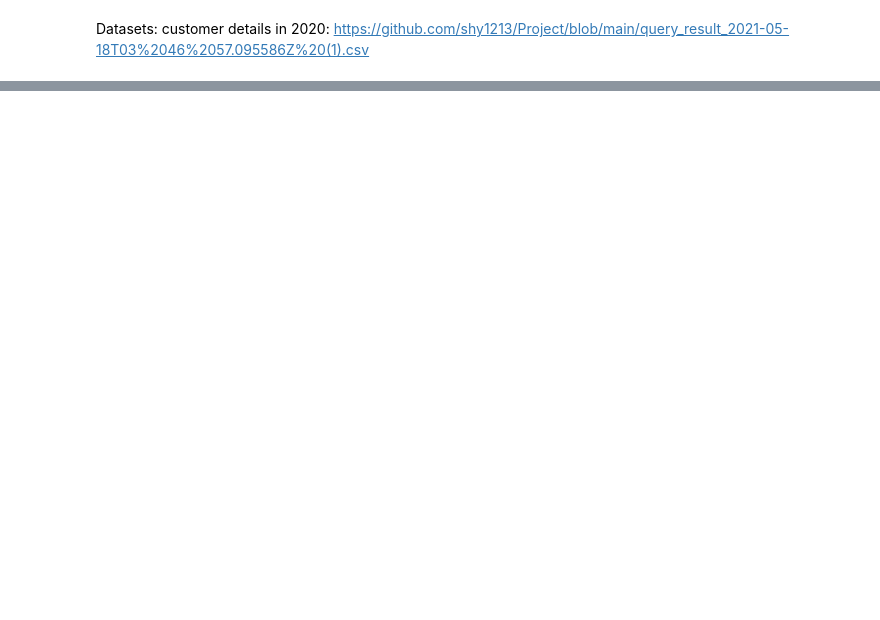
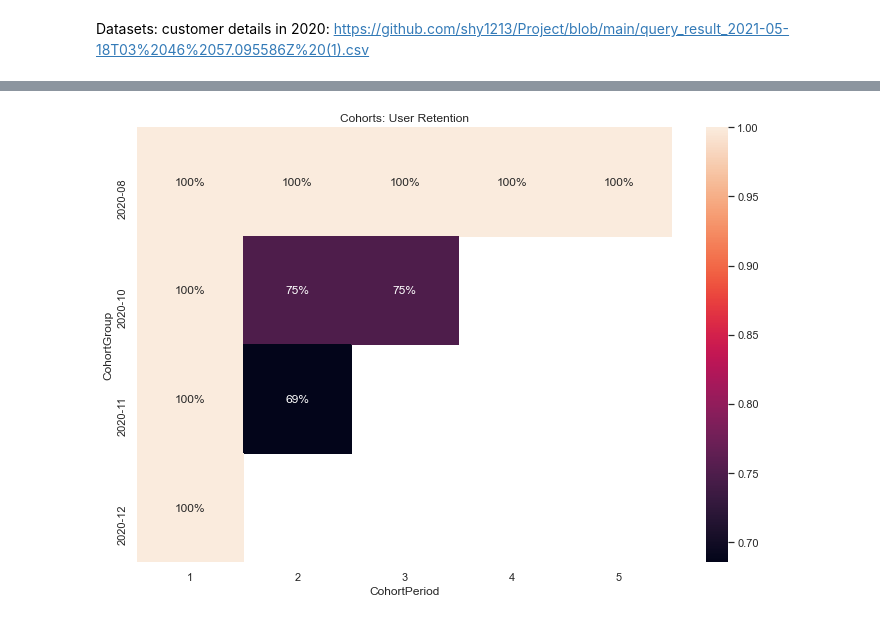
Before and after one commit to shy1213/Cohort-Analysis, a Jupyter notebook: Project.ipynb, the cells around one changed output, grey strips where cells are left out. Saved outputs shown, nothing was run; the diff lists cells and outputs as text; code cells hidden in the pictures; blank space fills up the shorter version.

```diff
--- a/Project.ipynb
+++ b/Project.ipynb
@@ -97,0 +94,4 @@ data_set_US
+# %%
+heat_map(Cohort_Analysis('AU'))
+# %% [output]
+[figure, added]
```
Also changed, not shown: parts of 22 cells of this notebook.
